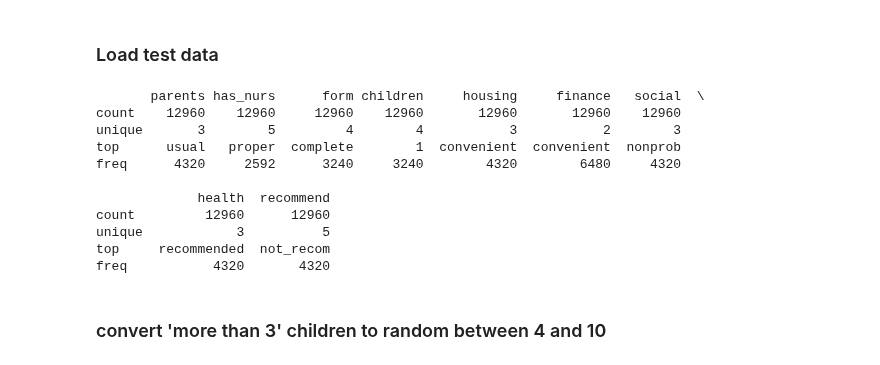
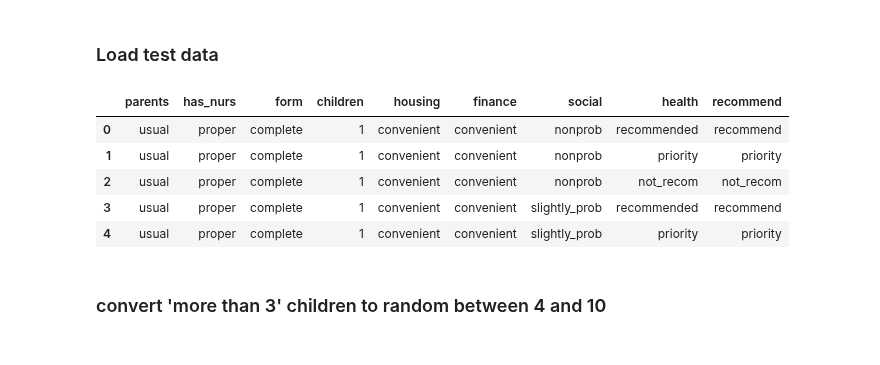
Before and after one commit to AI-SDC/ACRO, a Jupyter notebook: notebooks/test-nursery.ipynb, the cells around one changed output. Saved outputs shown, nothing was run; the diff lists cells and outputs as text; code cells hidden in the pictures.

```diff
--- a/notebooks/test-nursery.ipynb
+++ b/notebooks/test-nursery.ipynb
@@ -20,25 +20,21 @@ INFO:acro:config: {'safe_threshold': 10, 'safe_dof_threshold': 10, 'safe_nk_n':
 # %%
 # path = os.path.join("../data", "test_data.dta")
 # df = pd.read_stata(path)
 # df.head()
 from sklearn.datasets import fetch_openml
 
 data = fetch_openml(data_id=26, as_frame=True)
 df = data.data
 df["recommend"] = data.target
-print(df.describe())
+# print(df.describe())
+df.head()
 # %% [output]
-       parents has_nurs      form children     housing     finance   social  \
-count    12960    12960     12960    12960       12960       12960    12960
-unique       3        5         4        4           3           2        3
-top      usual   proper  complete        1  convenient  convenient  nonprob
-freq      4320     2592      3240     3240        4320        6480     4320
-
-             health  recommend
-count         12960      12960
-unique            3          5
-top     recommended  not_recom
-freq           4320       4320
+|  | parents | has_nurs | form | children | housing | finance | social | health | recommend |
+| 0 | usual | proper | complete | 1 | convenient | convenient | nonprob | recommended | recommend |
+| 1 | usual | proper | complete | 1 | convenient | convenient | nonprob | priority | priority |
+| 2 | usual | proper | complete | 1 | convenient | convenient | nonprob | not_recom | not_recom |
+| 3 | usual | proper | complete | 1 | convenient | convenient | slightly_prob | recommended | recommend |
+| 4 | usual | proper | complete | 1 | convenient | convenient | slightly_prob | priority | priority |
 # %% [markdown]
 ### convert 'more than 3' children to random between 4 and 10
 # %%
```
Also changed, not shown: parts of 20 cells of this notebook.
